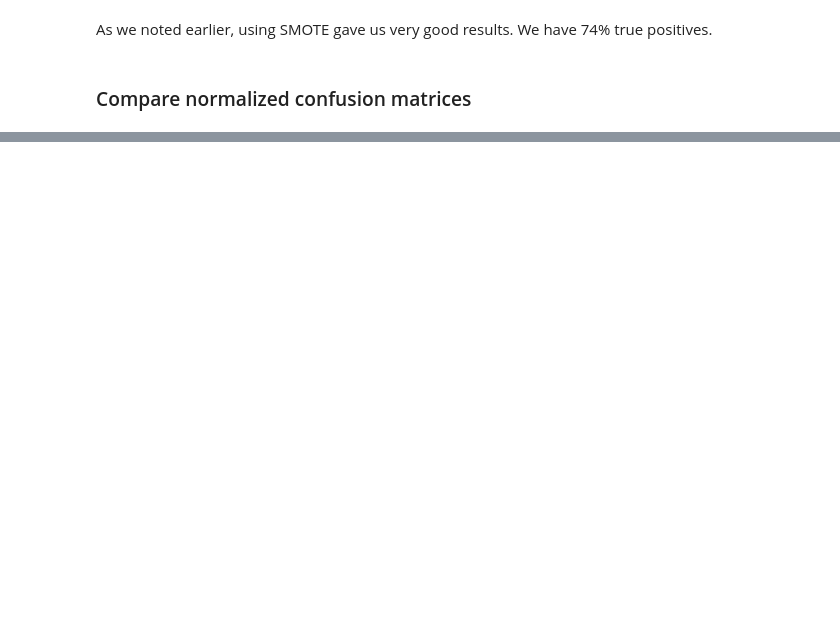
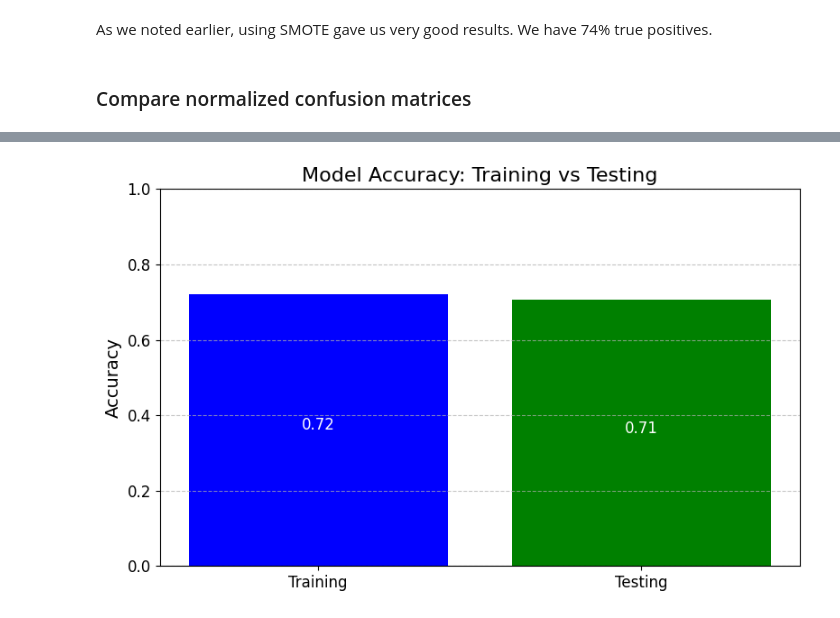
Before and after one commit to ishitabansal21/Banking-Churn, a Jupyter notebook: server/Bank Customer Churn Prediction - Summary.ipynb, the cells around one changed output, grey strips where cells are left out. Drawn from its saved outputs; the diff is of its cells as text; code cells hidden in the pictures; blank space fills up the shorter version.

```diff
--- a/server/Bank Customer Churn Prediction - Summary.ipynb
+++ b/server/Bank Customer Churn Prediction - Summary.ipynb
@@ -866,3 +733,32 @@ As we noted earlier, using SMOTE gave us very good results. We have 74% true pos
 plot_norm_conf_matrices(loaded_models_svm, models_svm, 'Reds')
 # %% [output]
 [figure]
+# %%
+# Check if the logistic regression model is loaded
+if 'Logistic' in loaded_models:
+    lr_model = loaded_models['Logistic']
+
+    # Calculate accuracy on training and testing datasets
+    train_accuracy = lr_model.score(X_train, y_train)
+    test_accuracy = lr_model.score(X_test, y_test)
+
+    # Create the bar graph
+    plt.figure(figsize=(8, 5))
+    plt.bar(['Training', 'Testing'], [train_accuracy, test_accuracy], color=['blue', 'green'])
+    plt.title('Model Accuracy: Training vs Testing', fontsize=16)
+    plt.ylabel('Accuracy', fontsize=14)
+    plt.ylim(0, 1)
+    plt.xticks(fontsize=12)
+    plt.yticks(fontsize=12)
+
+    # Annotate accuracy scores on bars
+    plt.text(0, train_accuracy / 2, f'{train_accuracy:.2f}', ha='center', fontsize=12, color='white')
+    plt.text(1, test_accuracy / 2, f'{test_accuracy:.2f}', ha='center', fontsize=12, color='white')
+
+    plt.grid(axis='y', linestyle='--', alpha=0.7)
+    plt.tight_layout()
+    plt.show()
+else:
+    print("Logistic Regression model is not loaded.")
+# %% [output]
+[figure, added]
```
Also changed, not shown: parts of 18 cells of this notebook, 3 other files.
